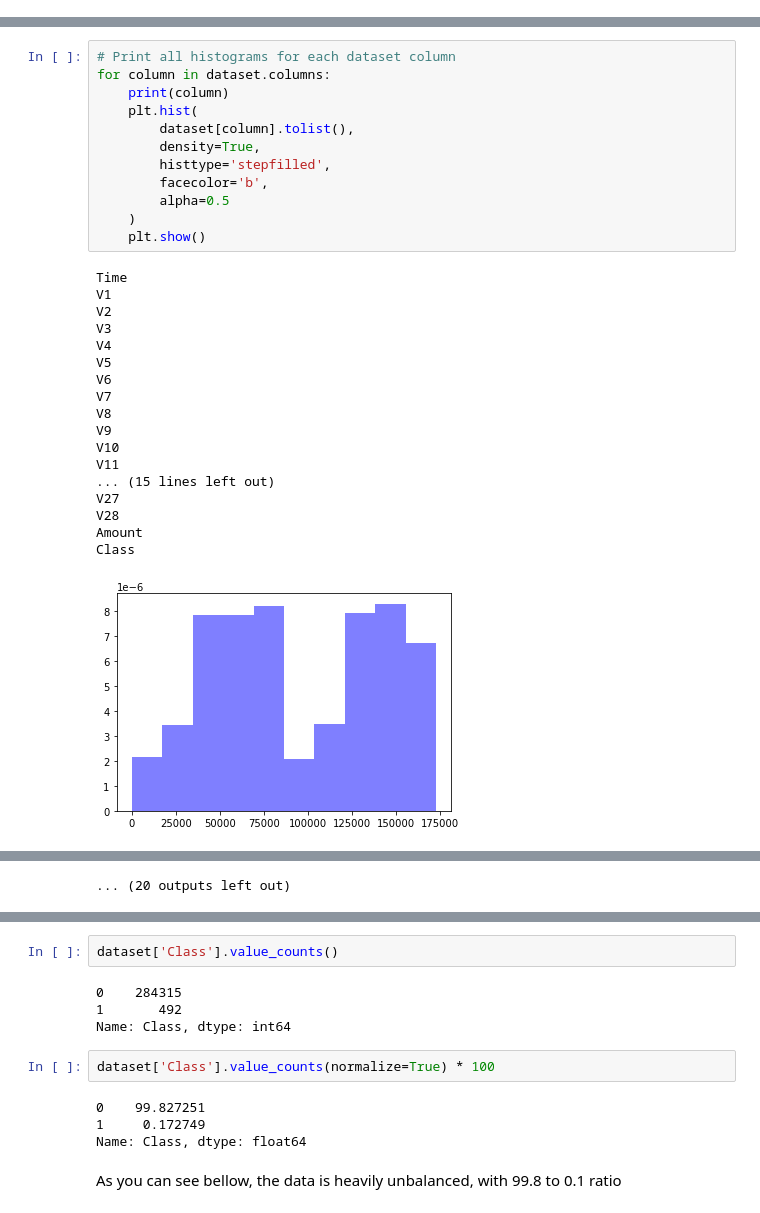
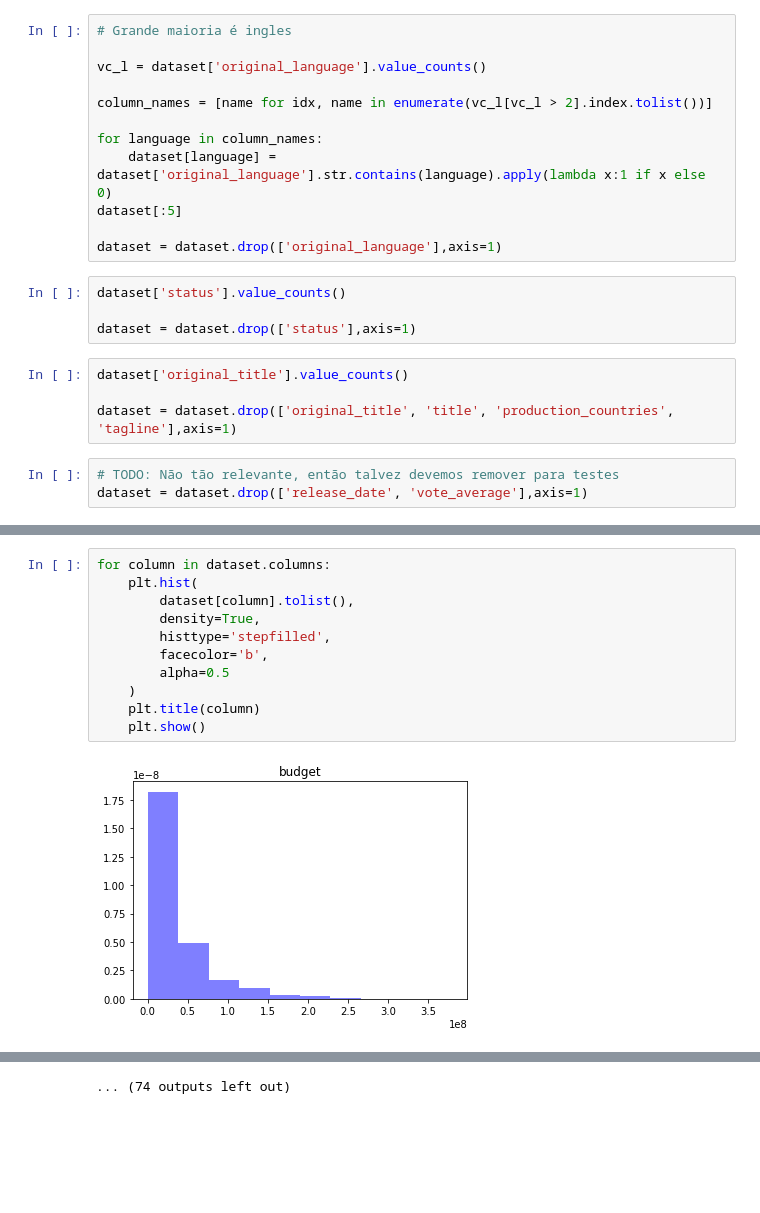
Before and after one commit to oliveirasWell/am-t2-5000-movie-dataset, a Jupyter notebook: main.ipynb, the cells around one changed output, grey strips where cells are left out. Cells and saved outputs as stored; diff of their text form; blank space fills up the shorter version.

```diff
--- a/main.ipynb
+++ b/main.ipynb
@@ -16,0 +145,23 @@ dataset=pd.read_csv('./input/creditcard.csv')
+# %%
+# Grande maioria é ingles
+
+vc_l = dataset['original_language'].value_counts()
+
+column_names = [name for idx, name in enumerate(vc_l[vc_l > 2].index.tolist())]
+
+for language in column_names:
+    dataset[language] = dataset['original_language'].str.contains(language).apply(lambda x:1 if x else 0)
+dataset[:5]
+
+dataset = dataset.drop(['original_language'],axis=1)
+# %%
+dataset['status'].value_counts()
+
+dataset = dataset.drop(['status'],axis=1)
+# %%
+dataset['original_title'].value_counts()
+
+dataset = dataset.drop(['original_title', 'title', 'production_countries', 'tagline'],axis=1)
+# %%
+# TODO: Não tão relevante, então talvez devemos remover para testes
+dataset = dataset.drop(['release_date', 'vote_average'],axis=1)
@@ -48,31 +209,13 @@ memory usage: 67.4 MB
 # %%
-# Print all histograms for each dataset column
 for column in dataset.columns:
-    print(column)
     plt.hist(
         dataset[column].tolist(),
         density=True,
         histtype='stepfilled',
         facecolor='b',
         alpha=0.5
     )
+    plt.title(column)
     plt.show()
 # %% [output]
-Time
-V1
-V2
-V3
-V4
-V5
-V6
-V7
-V8
-V9
-V10
-V11
-... (15 lines left out)
-V27
-V28
-Amount
-Class
-[figure, old version]
+[figure, new version]
@@ -89 +231,0 @@ Class
-... (20 outputs left out)
@@ -90,14 +233 @@ Class
+... (74 outputs left out)
-# %%
-dataset['Class'].value_counts()
-# %% [output]
-0    284315
-1       492
-Name: Class, dtype: int64
-# %%
-dataset['Class'].value_counts(normalize=True) * 100
-# %% [output]
-0    99.827251
-1     0.172749
-Name: Class, dtype: float64
-# %% [markdown]
-As you can see bellow, the data is heavily unbalanced, with 99.8 to 0.1 ratio
```
Also changed, not shown: parts of 46 cells of this notebook, 4 other files.
